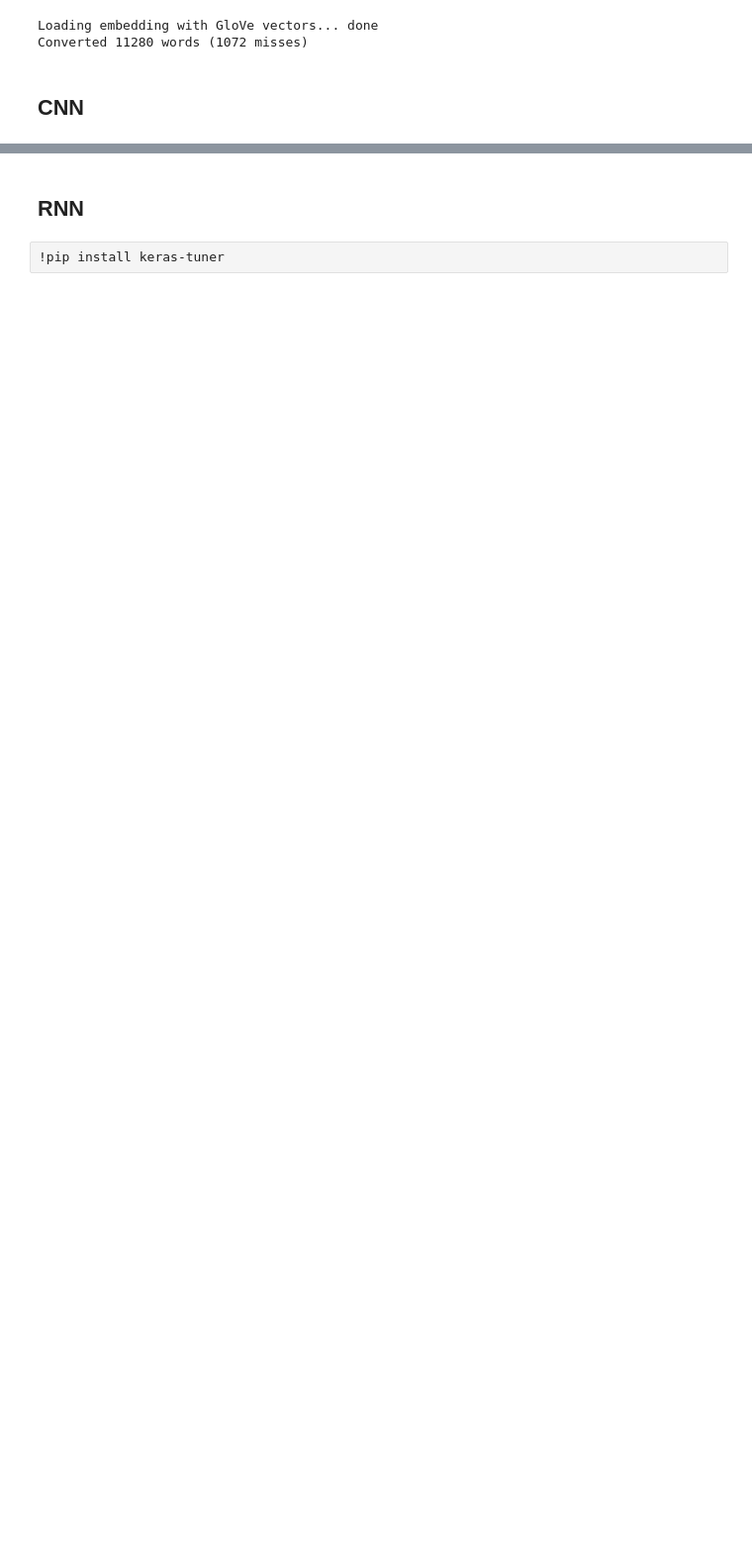
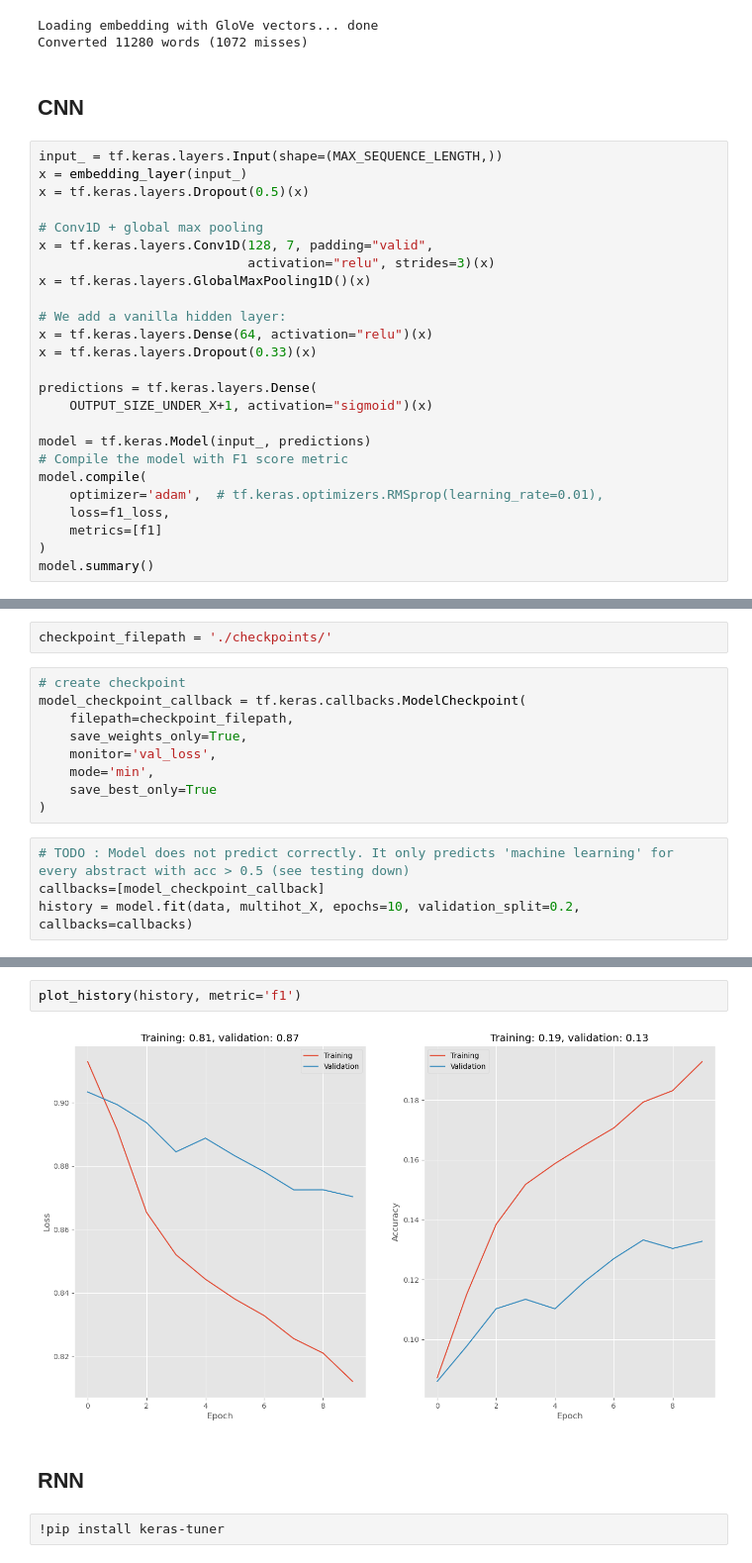
Before and after one commit to blitty-codes/AgentesInteligentes, a Jupyter notebook: neural/classificator.ipynb, the cells around one changed output, grey strips where cells are left out. Shown at 99% size. Saved outputs shown, nothing was run; the diff lists cells and outputs as text; blank space fills up the shorter version.

```diff
--- a/neural/classificator.ipynb
+++ b/neural/classificator.ipynb
@@ -958,3 +936,28 @@ Loading embedding with GloVe vectors... done
 Converted 11280 words (1072 misses)
 # %% [markdown]
 ## CNN
+# %%
+input_ = tf.keras.layers.Input(shape=(MAX_SEQUENCE_LENGTH,))
+x = embedding_layer(input_)
+x = tf.keras.layers.Dropout(0.5)(x)
+
+# Conv1D + global max pooling
+x = tf.keras.layers.Conv1D(128, 7, padding="valid",
+                           activation="relu", strides=3)(x)
+x = tf.keras.layers.GlobalMaxPooling1D()(x)
+
+# We add a vanilla hidden layer:
+x = tf.keras.layers.Dense(64, activation="relu")(x)
+x = tf.keras.layers.Dropout(0.33)(x)
+
+predictions = tf.keras.layers.Dense(
+    OUTPUT_SIZE_UNDER_X+1, activation="sigmoid")(x)
+
+model = tf.keras.Model(input_, predictions)
+# Compile the model with F1 score metric
+model.compile(
+    optimizer='adam',  # tf.keras.optimizers.RMSprop(learning_rate=0.01),
+    loss=f1_loss,
+    metrics=[f1]
+)
+model.summary()
@@ -960,0 +982,15 @@ Converted 11280 words (1072 misses)
+# %%
+checkpoint_filepath = './checkpoints/'
+# %%
+# create checkpoint
+model_checkpoint_callback = tf.keras.callbacks.ModelCheckpoint(
+    filepath=checkpoint_filepath,
+    save_weights_only=True,
+    monitor='val_loss',
+    mode='min',
+    save_best_only=True
+)
+# %%
+# TODO : Model does not predict correctly. It only predicts 'machine learning' for every abstract with acc > 0.5 (see testing down)
+callbacks=[model_checkpoint_callback]
+history = model.fit(data, multihot_X, epochs=10, validation_split=0.2, callbacks=callbacks)
@@ -961,3 +1022,7 @@ Converted 11280 words (1072 misses)
+# %%
+plot_history(history, metric='f1')
+# %% [output]
+[figure, added]
 # %% [markdown]
 ## RNN
 # %%
```
Also changed, not shown: parts of 40 cells of this notebook.
